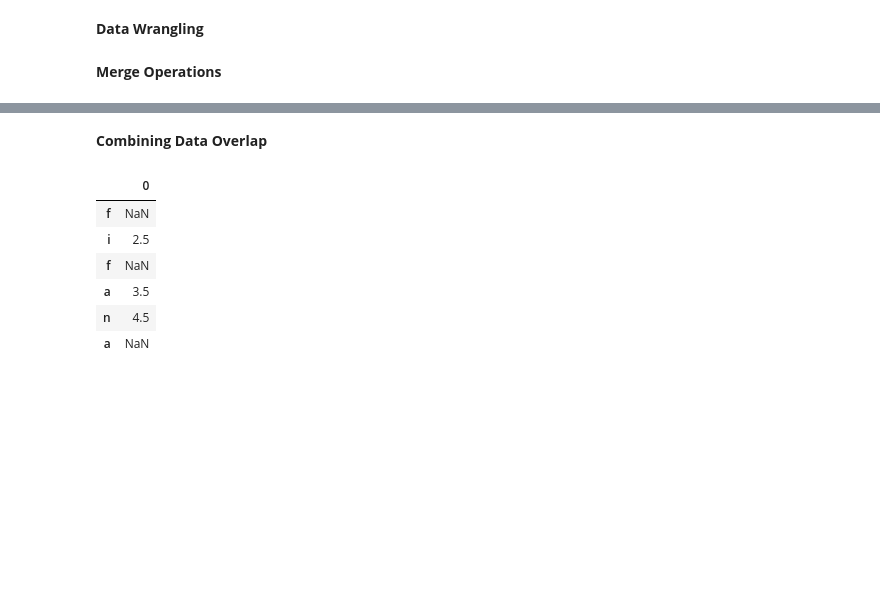
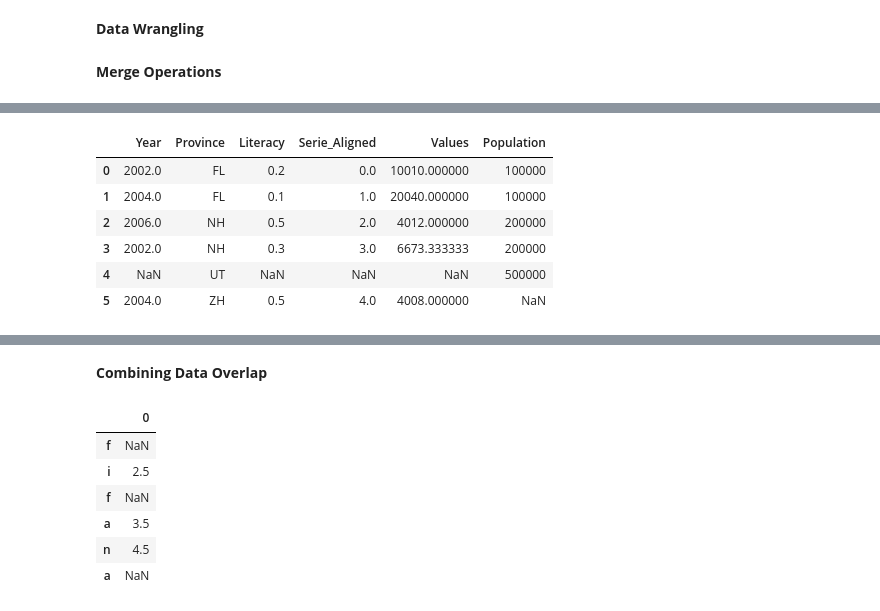
Before and after one commit to navyatheethira/INTERNSOFTcodefiles, a Jupyter notebook: nav7.ipynb, the cells around one changed output, grey strips where cells are left out. Drawn from its saved outputs; the diff is of its cells as text; code cells hidden in the pictures; blank space fills up the shorter version.

```diff
--- a/nav7.ipynb
+++ b/nav7.ipynb
@@ -181 +379,12 @@ Lon2.merge(Lon3,right_on='province',left_on='Province')
+# %%
+df4=pd.DataFrame({"Province":["FL","NH","UT"],"Population":["100000","200000","500000"]})
+df.merge(df4, how='outer')
+# %% [output]
+|  | Year | Province | Literacy | Serie_Aligned | Values | Population |
+| 0 | 2002.0 | FL | 0.2 | 0.0 | 10010.000000 | 100000 |
+| 1 | 2004.0 | FL | 0.1 | 1.0 | 20040.000000 | 100000 |
+| 2 | 2006.0 | NH | 0.5 | 2.0 | 4012.000000 | 200000 |
+| 3 | 2002.0 | NH | 0.3 | 3.0 | 6673.333333 | 200000 |
+| 4 | NaN | UT | NaN | NaN | NaN | 500000 |
+| 5 | 2004.0 | ZH | 0.5 | 4.0 | 4008.000000 | NaN |
 # %%
```
Also changed, not shown: parts of 42 cells of this notebook.
